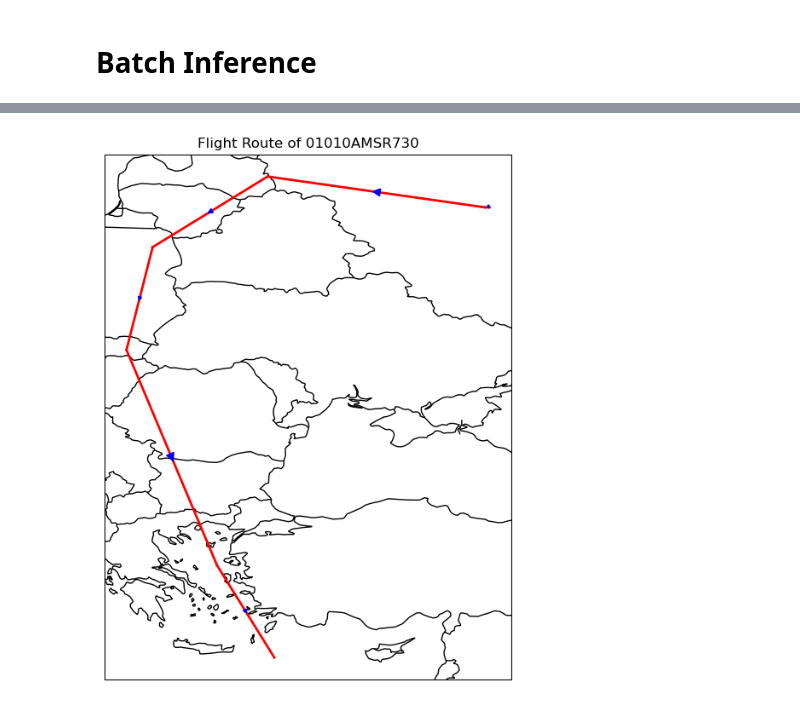
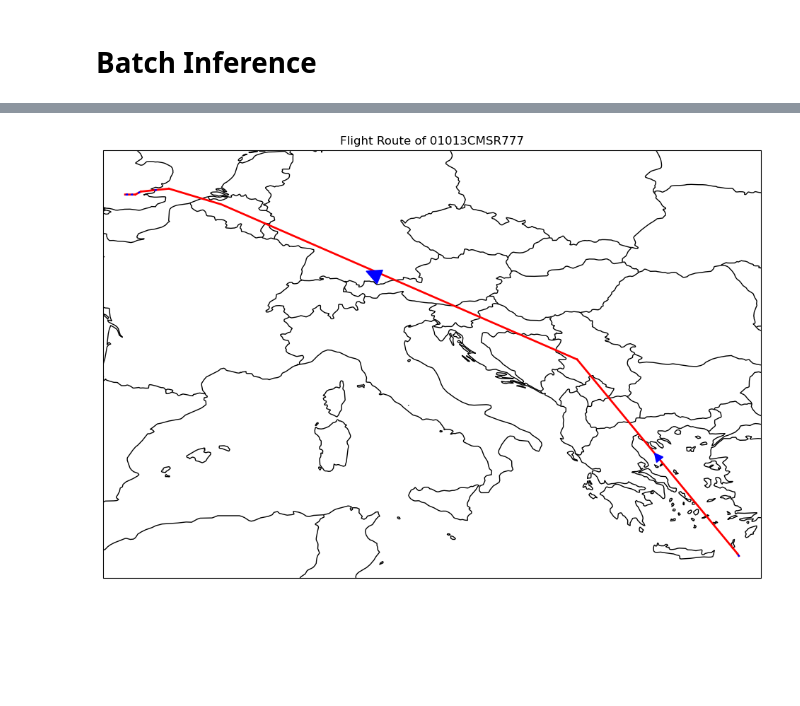
Before and after one commit to thinhhoang95/project-akrav-easy-flight-planner, a Jupyter notebook: route_infer/infer_route4.ipynb, the cells around one changed output, grey strips where cells are left out. Saved outputs shown, nothing was run; the diff lists cells and outputs as text; code cells hidden in the pictures; blank space fills up the shorter version.

```diff
--- a/route_infer/infer_route4.ipynb
+++ b/route_infer/infer_route4.ipynb
@@ -154,9 +169,9 @@ df_all_routes.head(30)
 # %%
 from utils.ploter import plot_route_of_flight
-flight_id = '01010AMSR730'
+flight_id = '01013CMSR777'
 plot_route_of_flight(routes_df[routes_df['id'] == flight_id])
 # %% [output]
-[figure, old version]
+[figure, new version]
 # %%
 from utils.ploter import plot_flightplan2
 plot_flightplan2(GC, df_all_routes[df_all_routes['flight_id'] == flight_id]['real_waypoints'].values[0].split(' '))
```
Also changed, not shown: parts of 4 cells of this notebook, 2 other files.
